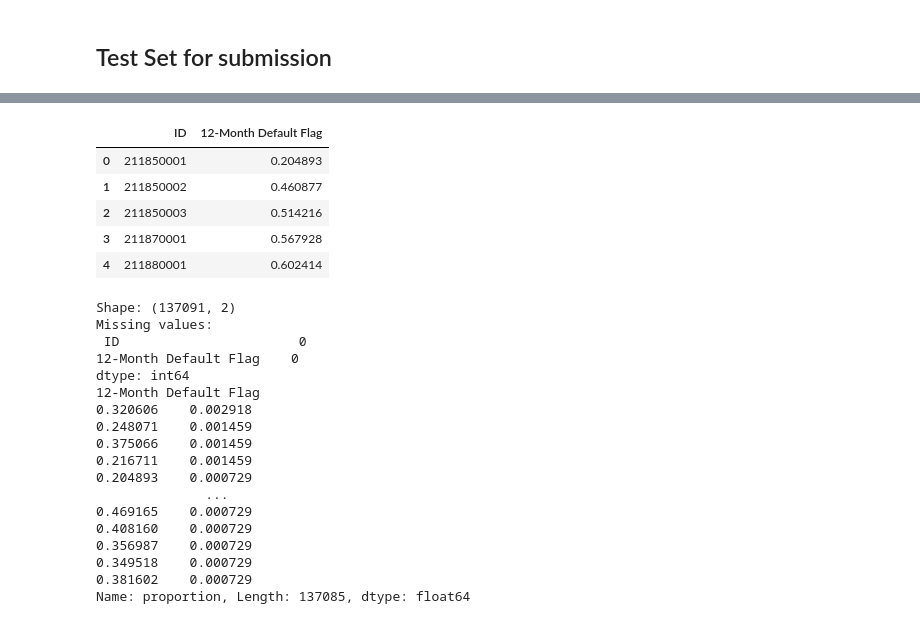
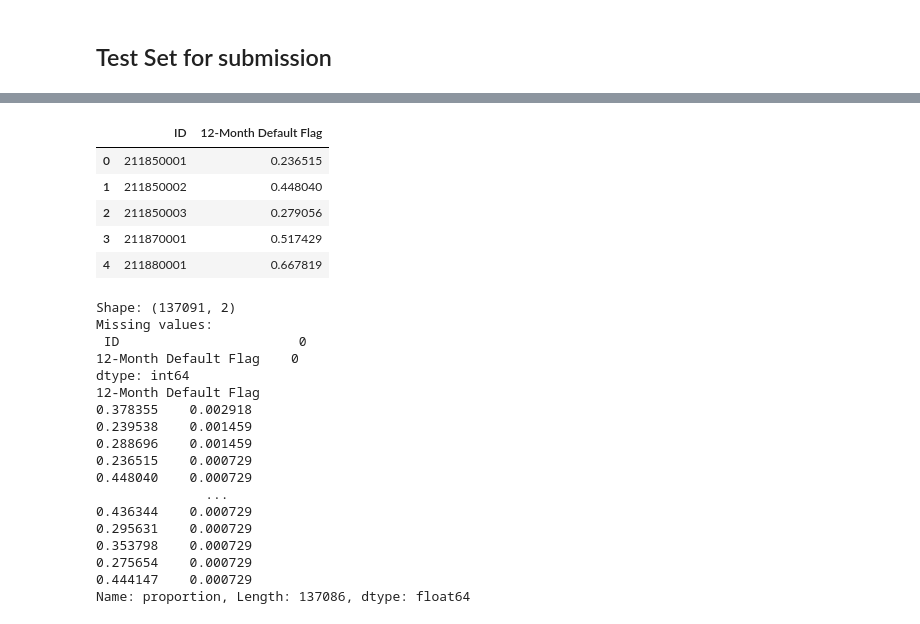
Before and after one commit to Natanonkhuanata/AI_finance_hackathon, a Jupyter notebook: Code/Modeling_from_tree.ipynb, the cells around one changed output, grey strips where cells are left out. Cells and saved outputs as stored; diff of their text form; code cells hidden in the pictures.

```diff
--- a/Code/Modeling_from_tree.ipynb
+++ b/Code/Modeling_from_tree.ipynb
@@ -1813,0 +1875,27 @@ feature
+# %%
+for name, X in X_experiments.items():
+    feature = list(X_experiments[name].drop(columns="12-Month Default Flag"))
+    print("="*50)
+    print(f"The title model is: {name}")
+    print("="*50)
+    x_train, x_val, y_train, y_val = Set_up_data_sendmodel(X_experiments[name],feature)
+    print(x_train.shape)
+    if "12-Month Default Flag" in feature:
+        print("feature training mustn't have target feature")
+    print()
+    xgb_en_Big, y_prob_en_Big_xgb, cv_scores_en_Big_xgb = train_evaluate_model(
+        xgb_clf,
+        x_train,
+        y_train,
+        x_val,
+        y_val
+    )
+    y_pred_en = model_evaluation(
+        xgb_en_Big,
+        x_val,
+        y_val,
+        threshold=0.45,
+        y_prob=y_prob_en_Big_xgb
+    )
+    print(f"CV mean: {cv_scores_en_Big_xgb}")
+    print()
@@ -1813,0 +1980,3 @@ feature
+# %%
+for name, X in X_experiments.items():
+    print(name)
@@ -1961,13 +2147,13 @@ ROC-AUC: 0.6590505823277544
 PR-AUC: 0.1640614443724417
 MCC: 0.13915724628573842
 # %%
-feature = list(X_experiments['financial_frequency'].drop(columns="12-Month Default Flag"))
-x_train, x_val, y_train, y_val = Set_up_data_sendmodel(X_experiments[name],feature)
+feature = list(X_experiments['financial_contact'].drop(columns="12-Month Default Flag"))
+x_train, x_val, y_train, y_val = Set_up_data_sendmodel(X_experiments['financial_contact'],feature)
 print(x_train.shape)
 if "12-Month Default Flag" in feature:
     print("feature training mustn't have target feature")
 print()
-clf_en_finance_freq, y_prob_en_finance_freq, cv_scores_en_Big = train_evaluate_model(
+clf_en_finance_contact, y_prob_en_finance_freq, cv_scores_en_Big = train_evaluate_model(
     lgbm_clf_en,
     x_train,
     y_train,
@@ -1976,7 +2162,7 @@ clf_en_finance_freq, y_prob_en_finance_freq, cv_scores_en_Big = train_evaluate_m
 )
 
 y_pred_en = model_evaluation(
-    clf_en_finance_freq,
+    clf_en_finance_contact,
     x_val,
     y_val,
     threshold=0.5,
@@ -2089,7 +2254,7 @@ Index(['Application Channel', 'Gender', 'Marital Status', 'Age (in months)',
 # %%
 # 1. Predict
 # Predict probability
-y_prob = clf_en_finance_freq.predict_proba(test_experiments['financial_frequency'])[:, 1]
+y_prob = clf_en_finance_contact.predict_proba(test_experiments['financial_contact'])[:, 1]
 
 # Set threshold = 0.30
 threshold = 0.50
@@ -2144,39 +2309,39 @@ Name: proportion, Length: 137085, dtype: float64
 # %%
 # 3. Export CSV
 submission.to_csv(
-    'submission_engineer_3_ver_gbm.csv',
+    'submission_first_model.csv',
     float_format='%.2f',
     index=False
 )
 
 # 4. Check result
 display(submission.head())
 
 print("Shape:", submission.shape)
 print("Missing values:\n", submission.isnull().sum())
 print(submission[target].value_counts(normalize=True) * 100)
 # %% [output]
 |  | ID | 12-Month Default Flag |
-| 0 | 211850001 | 0.204893 |
-| 1 | 211850002 | 0.460877 |
-| 2 | 211850003 | 0.514216 |
-| 3 | 211870001 | 0.567928 |
-| 4 | 211880001 | 0.602414 |
+| 0 | 211850001 | 0.236515 |
+| 1 | 211850002 | 0.448040 |
+| 2 | 211850003 | 0.279056 |
+| 3 | 211870001 | 0.517429 |
+| 4 | 211880001 | 0.667819 |
 Shape: (137091, 2)
 Missing values:
  ID                       0
 12-Month Default Flag    0
 dtype: int64
 12-Month Default Flag
-0.320606    0.002918
-0.248071    0.001459
-0.375066    0.001459
-0.216711    0.001459
-0.204893    0.000729
+0.378355    0.002918
+0.239538    0.001459
+0.288696    0.001459
+0.236515    0.000729
+0.448040    0.000729
               ...
-0.469165    0.000729
-0.408160    0.000729
-0.356987    0.000729
-0.349518    0.000729
-0.381602    0.000729
-Name: proportion, Length: 137085, dtype: float64
+0.436344    0.000729
+0.295631    0.000729
+0.353798    0.000729
+0.275654    0.000729
+0.444147    0.000729
+Name: proportion, Length: 137086, dtype: float64
```
Also changed, not shown: parts of 31 cells of this notebook, 17 other files.
